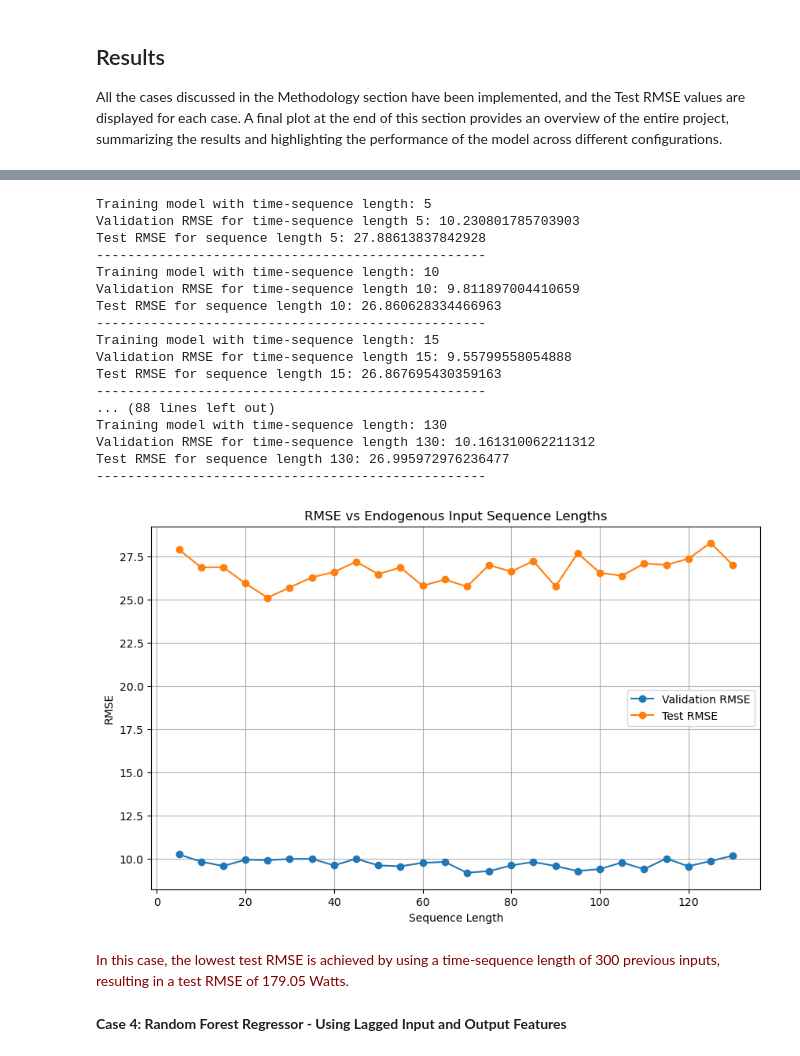
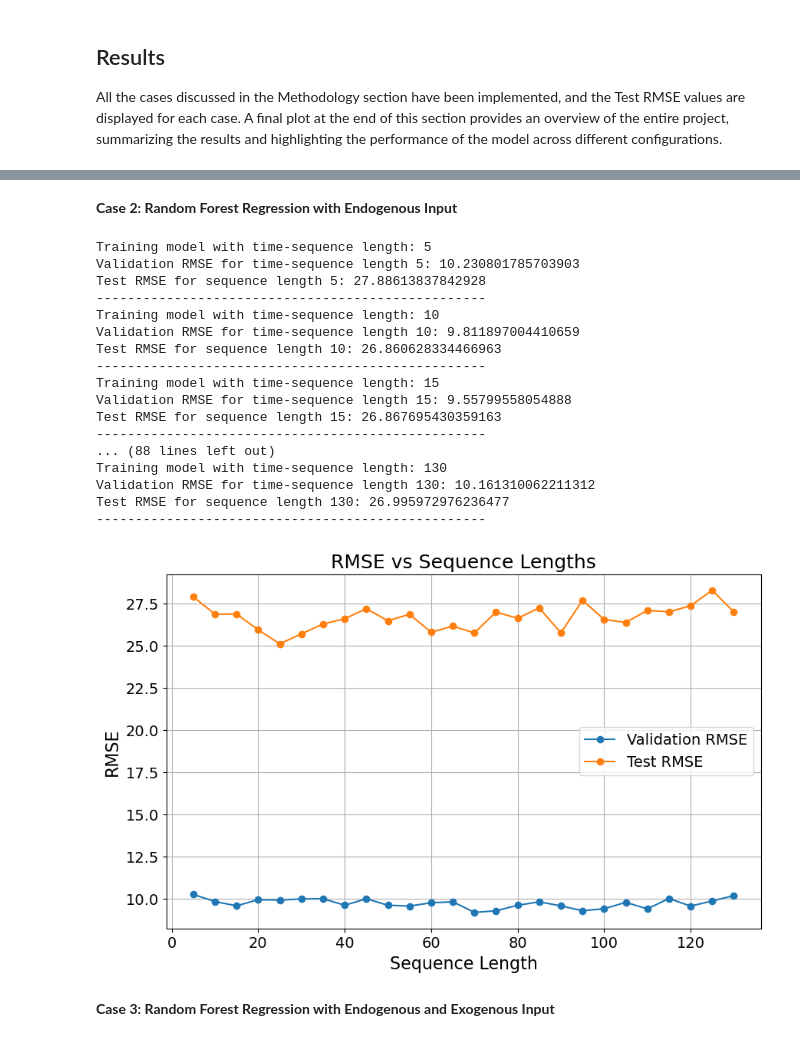
Before and after one commit to aadityapnd/Temporal_Dynamics_ML, a Jupyter notebook: apande26.ipynb, the cells around one changed output, grey strips where cells are left out. Drawn from its saved outputs; the diff is of its cells as text; code cells hidden in the pictures.

```diff
--- a/apande26.ipynb
+++ b/apande26.ipynb
@@ -795,3 +449,5 @@ Test RMSE for sequence length 500: 205.61468649931533
+# %% [markdown]
+**Case 2: Random Forest Regression with Endogenous Input**
 # %%
 import os
 import numpy as np
@@ -876,39 +532,39 @@ for seq_len in sequence_lengths:
 
     # Store the RMSE results
     validation_rmse_list.append(val_rmse)
     test_rmse_list.append(test_rmse)
 
 # Plot the RMSE values
 plt.figure(figsize=(10, 6))
 plt.plot(sequence_lengths, validation_rmse_list, label='Validation RMSE', marker='o')
 plt.plot(sequence_lengths, test_rmse_list, label='Test RMSE', marker='o')
-plt.title('RMSE vs Endogenous Input Sequence Lengths')
-plt.xlabel('Sequence Length')
-plt.ylabel('RMSE')
-plt.legend()
+plt.title('RMSE vs Sequence Lengths', fontsize=18)
+plt.xlabel('Sequence Length', fontsize=16)
+plt.ylabel('RMSE', fontsize=16)
+plt.xticks(fontsize=14)
+plt.yticks(fontsize=14)
+plt.legend(fontsize=14)
 plt.grid()
 plt.savefig("Endogenouss_Input.png", dpi=300, bbox_inches='tight')
 plt.show()
 # %% [output]
 Training model with time-sequence length: 5
 Validation RMSE for time-sequence length 5: 10.230801785703903
 Test RMSE for sequence length 5: 27.88613837842928
 --------------------------------------------------
 Training model with time-sequence length: 10
 Validation RMSE for time-sequence length 10: 9.811897004410659
 Test RMSE for sequence length 10: 26.860628334466963
 --------------------------------------------------
 Training model with time-sequence length: 15
 Validation RMSE for time-sequence length 15: 9.55799558054888
 Test RMSE for sequence length 15: 26.867695430359163
 --------------------------------------------------
 ... (88 lines left out)
 Training model with time-sequence length: 130
 Validation RMSE for time-sequence length 130: 10.161310062211312
 Test RMSE for sequence length 130: 26.995972976236477
 --------------------------------------------------
-[figure, old version]
+[figure, new version]
-# %% [markdown]
-<span style="color:maroon">In this case, the lowest test RMSE is achieved by using a time-sequence length of 300 previous inputs, resulting in a test RMSE of 179.05 Watts.
 # %% [markdown]
-**Case 4: Random Forest Regressor - Using Lagged Input and Output Features**
+**Case 3: Random Forest Regression with Endogenous and Exogenous Input**
```
Also changed, not shown: parts of 22 cells of this notebook, 7 other files.
